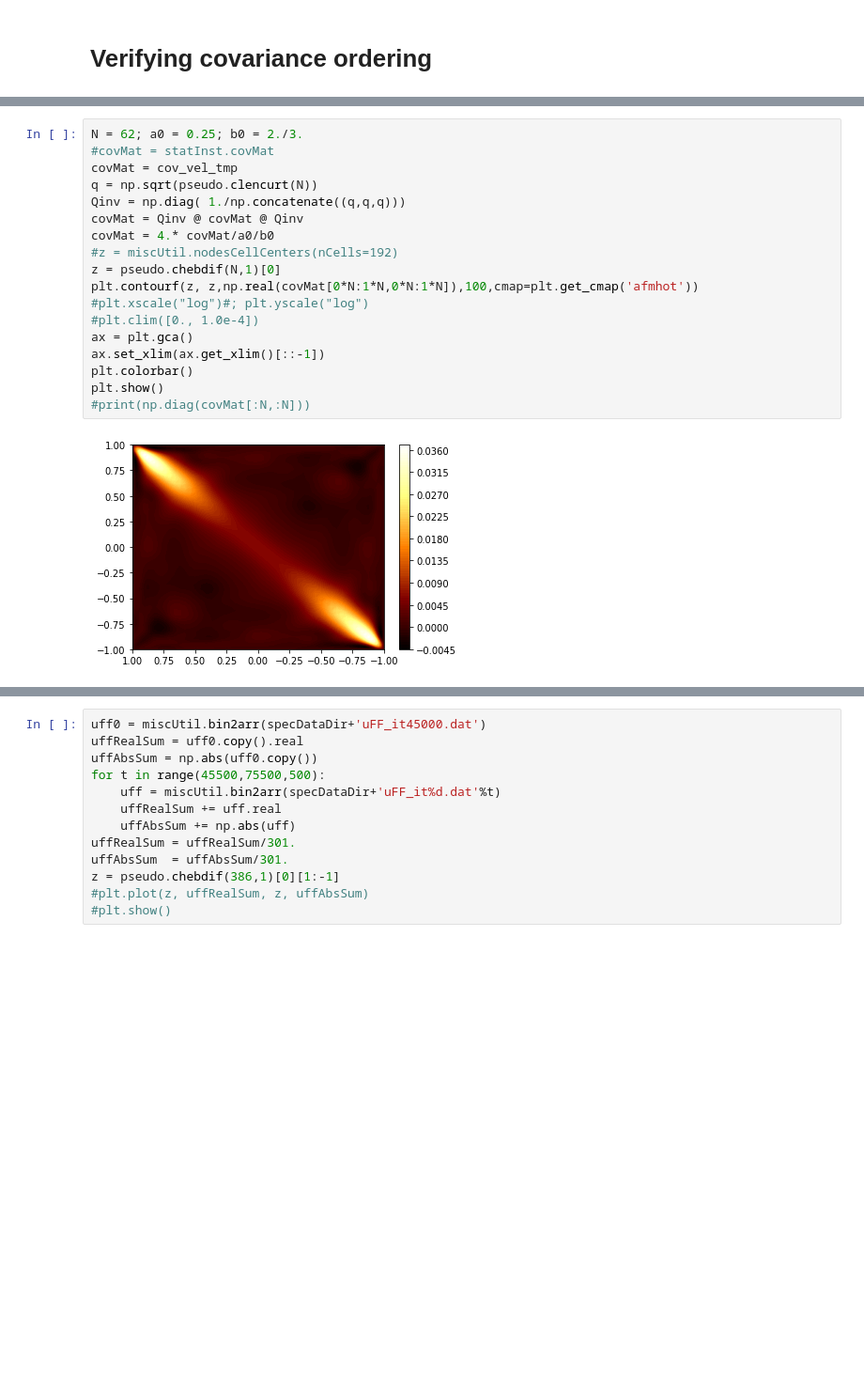
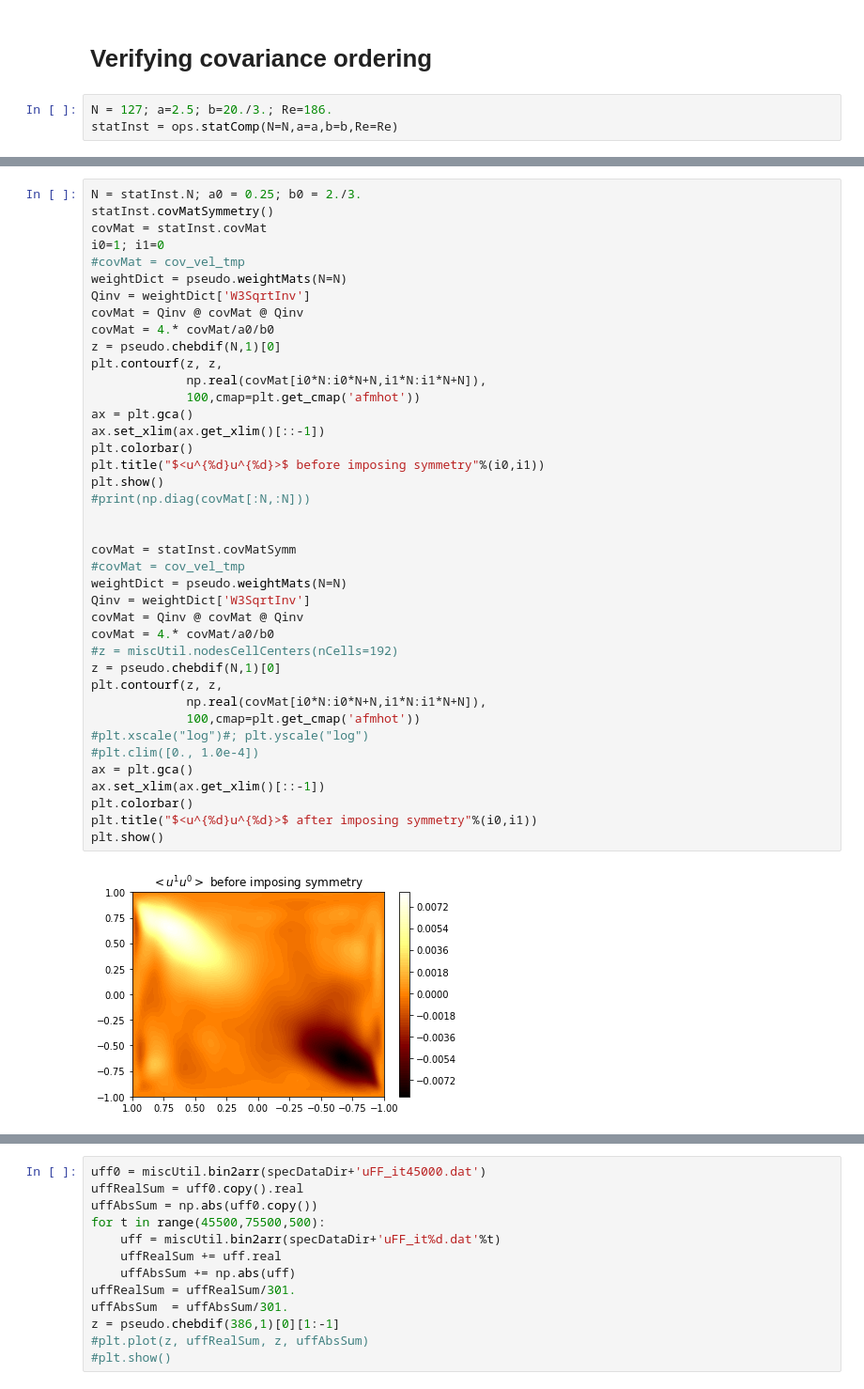
Before and after one commit to saba-vadarevu/Linear-Coherent-Structures-in-Channel-flows, a Jupyter notebook: library/statisticCompletion.ipynb, the cells around one changed output, grey strips where cells are left out. Shown at 94% size. Drawn from its saved outputs; the diff is of its cells as text; blank space fills up the shorter version.

```diff
--- a/library/statisticCompletion.ipynb
+++ b/library/statisticCompletion.ipynb
@@ -411,3 +438,6 @@ plt.show()
 [figure]
 # %% [markdown]
 # Verifying covariance ordering
+# %%
+N = 127; a=2.5; b=20./3.; Re=186.
+statInst = ops.statComp(N=N,a=a,b=b,Re=Re)
@@ -414,20 +454,42 @@ plt.show()
 # %%
-N = 62; a0 = 0.25; b0 = 2./3.
-#covMat = statInst.covMat
-covMat = cov_vel_tmp
-q = np.sqrt(pseudo.clencurt(N))
-Qinv = np.diag( 1./np.concatenate((q,q,q)))
+N = statInst.N; a0 = 0.25; b0 = 2./3.
+statInst.covMatSymmetry()
+covMat = statInst.covMat
+i0=1; i1=0
+#covMat = cov_vel_tmp
+weightDict = pseudo.weightMats(N=N)
+Qinv = weightDict['W3SqrtInv']
+covMat = Qinv @ covMat @ Qinv
+covMat = 4.* covMat/a0/b0
+z = pseudo.chebdif(N,1)[0]
+plt.contourf(z, z,
+             np.real(covMat[i0*N:i0*N+N,i1*N:i1*N+N]),
+             100,cmap=plt.get_cmap('afmhot'))
+ax = plt.gca()
+ax.set_xlim(ax.get_xlim()[::-1])
+plt.colorbar()
+plt.title("$<u^{%d}u^{%d}>$ before imposing symmetry"%(i0,i1))
+plt.show()
+#print(np.diag(covMat[:N,:N]))
+
+
+covMat = statInst.covMatSymm
+#covMat = cov_vel_tmp
+weightDict = pseudo.weightMats(N=N)
+Qinv = weightDict['W3SqrtInv']
 covMat = Qinv @ covMat @ Qinv
 covMat = 4.* covMat/a0/b0
 #z = miscUtil.nodesCellCenters(nCells=192)
 z = pseudo.chebdif(N,1)[0]
-plt.contourf(z, z,np.real(covMat[0*N:1*N,0*N:1*N]),100,cmap=plt.get_cmap('afmhot'))
+plt.contourf(z, z,
+             np.real(covMat[i0*N:i0*N+N,i1*N:i1*N+N]),
+             100,cmap=plt.get_cmap('afmhot'))
 #plt.xscale("log")#; plt.yscale("log")
 #plt.clim([0., 1.0e-4])
 ax = plt.gca()
 ax.set_xlim(ax.get_xlim()[::-1])
 plt.colorbar()
+plt.title("$<u^{%d}u^{%d}>$ after imposing symmetry"%(i0,i1))
 plt.show()
-#print(np.diag(covMat[:N,:N]))
 # %% [output]
-[figure, old version]
+[figure, new version]
```
Also changed, not shown: parts of 7 cells of this notebook, 15 other files.
